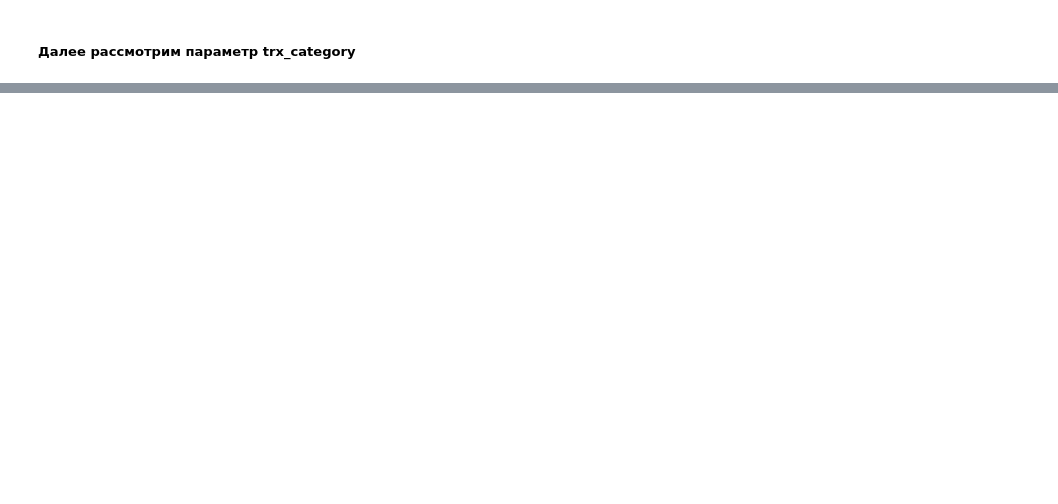
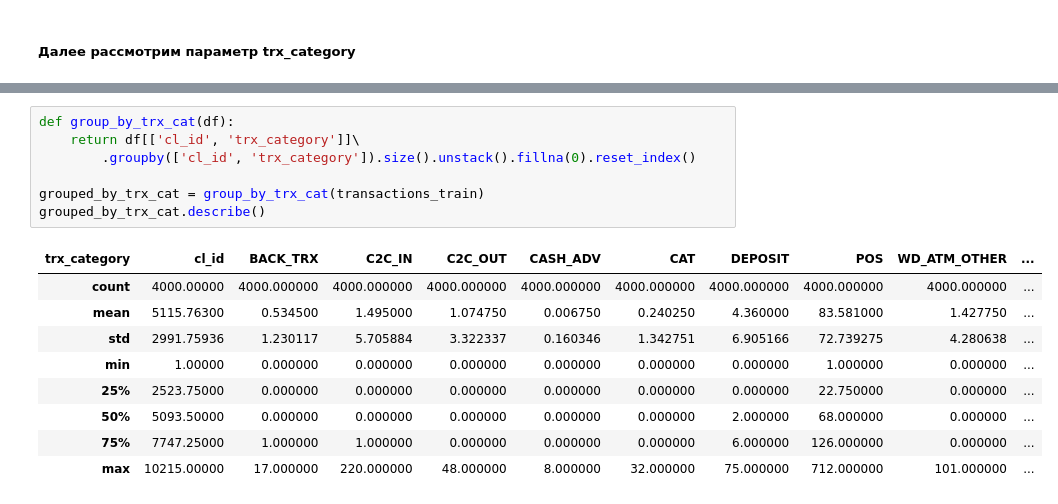
Before and after one commit to alexpon92/ntlg_test, a Jupyter notebook: FE/hw1/hw_data_processing.ipynb, the cells around one changed output, grey strips where cells are left out. Saved outputs shown, nothing was run; the diff lists cells and outputs as text; blank space fills up the shorter version.

```diff
--- a/FE/hw1/hw_data_processing.ipynb
+++ b/FE/hw1/hw_data_processing.ipynb
@@ -261,0 +328,17 @@ channel_type_gr[['type1', 'type2', 'typeOther']].describe()
+# %%
+def group_by_trx_cat(df):
+    return df[['cl_id', 'trx_category']]\
+        .groupby(['cl_id', 'trx_category']).size().unstack().fillna(0).reset_index()
+
+grouped_by_trx_cat = group_by_trx_cat(transactions_train)
+grouped_by_trx_cat.describe()
+# %% [output]
+| trx_category | cl_id | BACK_TRX | C2C_IN | C2C_OUT | CASH_ADV | CAT | DEPOSIT | POS | WD_ATM_OTHER | ... |
+| count | 4000.00000 | 4000.000000 | 4000.000000 | 4000.000000 | 4000.000000 | 4000.000000 | 4000.000000 | 4000.000000 | 4000.000000 | ... |
+| mean | 5115.76300 | 0.534500 | 1.495000 | 1.074750 | 0.006750 | 0.240250 | 4.360000 | 83.581000 | 1.427750 | ... |
+| std | 2991.75936 | 1.230117 | 5.705884 | 3.322337 | 0.160346 | 1.342751 | 6.905166 | 72.739275 | 4.280638 | ... |
+| min | 1.00000 | 0.000000 | 0.000000 | 0.000000 | 0.000000 | 0.000000 | 0.000000 | 1.000000 | 0.000000 | ... |
+| 25% | 2523.75000 | 0.000000 | 0.000000 | 0.000000 | 0.000000 | 0.000000 | 0.000000 | 22.750000 | 0.000000 | ... |
+| 50% | 5093.50000 | 0.000000 | 0.000000 | 0.000000 | 0.000000 | 0.000000 | 2.000000 | 68.000000 | 0.000000 | ... |
+| 75% | 7747.25000 | 1.000000 | 1.000000 | 0.000000 | 0.000000 | 0.000000 | 6.000000 | 126.000000 | 0.000000 | ... |
+| max | 10215.00000 | 17.000000 | 220.000000 | 48.000000 | 8.000000 | 32.000000 | 75.000000 | 712.000000 | 101.000000 | ... |
```
Also changed, not shown: parts of 27 cells of this notebook.
